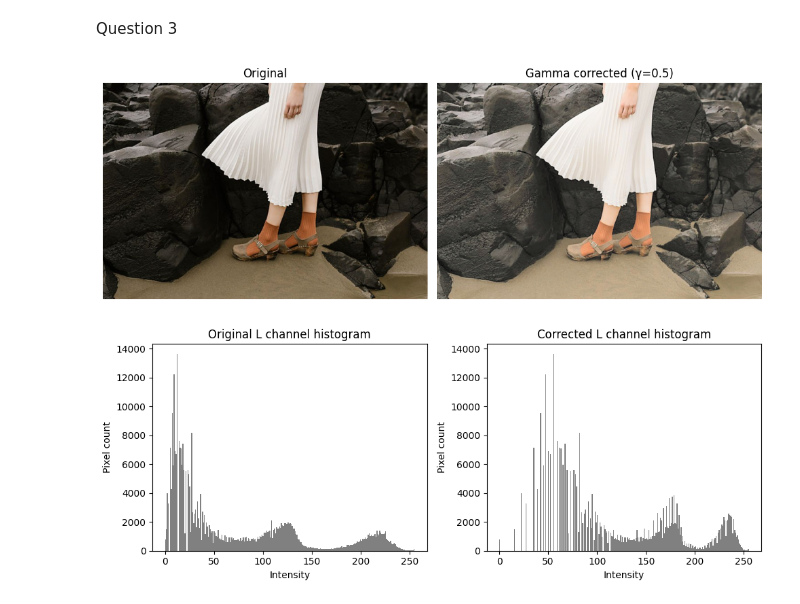
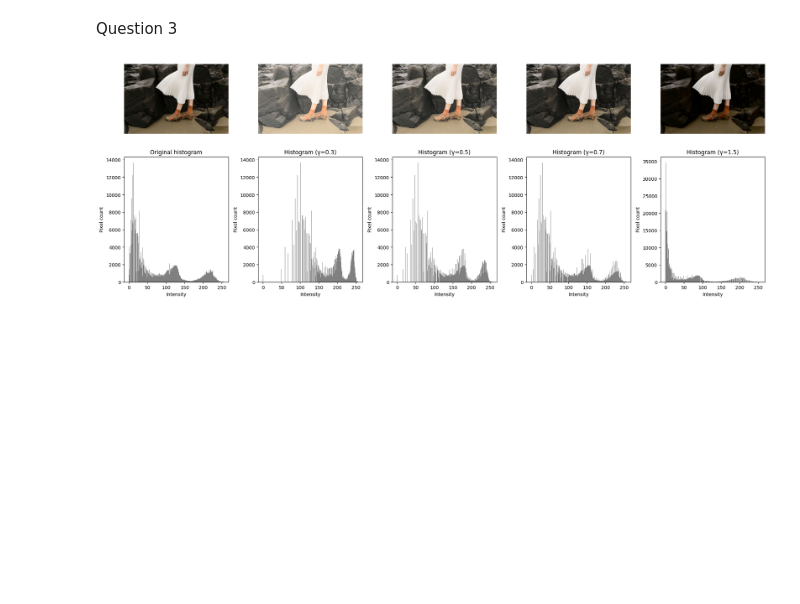
Before and after one commit to OshadhaVihanga/en3160-assignment-01-230481E, a Jupyter notebook: 230481E_assignment01.ipynb, the cells around one changed output. Drawn from its saved outputs; the diff is of its cells as text; code cells hidden in the pictures; blank space fills up the shorter version.

Commit message:
Q3 : Updated with several gamma values

```diff
--- a/230481E_assignment01.ipynb
+++ b/230481E_assignment01.ipynb
@@ -214,45 +214,45 @@ Question 3
 # %%
 img_gamma = cv2.imread('images/images/image for gamma correction.jpeg')  # BGR by default
 img_gamma_rgb = cv2.cvtColor(img_gamma, cv2.COLOR_BGR2RGB)
 lab = cv2.cvtColor(img_gamma, cv2.COLOR_BGR2LAB)  # split into L, a, b
 L, a, b = cv2.split(lab)
 
-gamma = 0.5  # gamma value: <1 brightens, >1 darkens
+gamma_values = [1, 0.3, 0.5, 0.7, 1.5]  # try several gamma values
 
-L_norm = L / 255.0  # normalize to [0, 1]
-L_corrected = np.power(L_norm, gamma)  # apply gamma
-L_corrected = np.uint8(L_corrected * 255)
+def apply_gamma(L, gamma):
+    L_norm = L / 255.0  # normalize to [0, 1]
+    L_g = np.power(L_norm, gamma)  # apply gamma
+    return np.uint8(L_g * 255)
 
-lab_corrected = cv2.merge([L_corrected, a, b])
-img_corrected = cv2.cvtColor(lab_corrected, cv2.COLOR_LAB2BGR)
-img_corrected_rgb = cv2.cvtColor(img_corrected, cv2.COLOR_BGR2RGB)  # display
+corrected_images = []
+corrected_L_planes = []
 
-fig, axes = plt.subplots(1, 2, figsize=(10, 5))
+for gamma in gamma_values:
+    L_corrected = apply_gamma(L, gamma)
+    lab_corrected = cv2.merge([L_corrected, a, b])
+    img_corrected = cv2.cvtColor(lab_corrected, cv2.COLOR_LAB2BGR)
+    img_corrected_rgb = cv2.cvtColor(img_corrected, cv2.COLOR_BGR2RGB)
+    corrected_images.append(img_corrected_rgb)
+    corrected_L_planes.append(L_corrected)
 
-axes[0].imshow(img_gamma_rgb)
-axes[0].set_title('Original')
-axes[0].axis('off')
+n = len(gamma_values)
+fig, axes = plt.subplots(2, n, figsize=(4 * n, 8))
 
-axes[1].imshow(img_corrected_rgb)
-axes[1].set_title(f'Gamma corrected (γ={gamma})')
-axes[1].axis('off')
+# top row: images for each gamma
+for i, gamma in enumerate(gamma_values):
+    axes[0, i].imshow(corrected_images[i])
+    title = 'Original' if gamma == 1 else f'γ = {gamma}'
+    axes[0, i].axis('off')
+
+# bottom row: histograms for each gamma
+for i, gamma in enumerate(gamma_values):
+    axes[1, i].hist(corrected_L_planes[i].ravel(), bins=256, range=(0, 255), color='gray')
+    title = 'Original histogram' if gamma == 1 else f'Histogram (γ={gamma})'  # same for histogram
+    axes[1, i].set_title(title)
+    axes[1, i].set_xlabel('Intensity')
+    axes[1, i].set_ylabel('Pixel count')
 
 plt.tight_layout()
 plt.show()
-fig, axes = plt.subplots(1, 2, figsize=(10, 4))
-
-axes[0].hist(L.ravel(), bins=256, range=(0, 255), color='gray')  # original L histogram
-axes[0].set_title('Original L channel histogram')
-axes[0].set_xlabel('Intensity')
-axes[0].set_ylabel('Pixel count')
-
-axes[1].hist(L_corrected.ravel(), bins=256, range=(0, 255), color='gray')  # corrected L histogram
-axes[1].set_title('Corrected L channel histogram')
-axes[1].set_xlabel('Intensity')
-axes[1].set_ylabel('Pixel count')
-
-plt.tight_layout()
-plt.show()
 # %% [output]
-[figure, old version]
+[figure, new version]
-[figure, removed]
```
